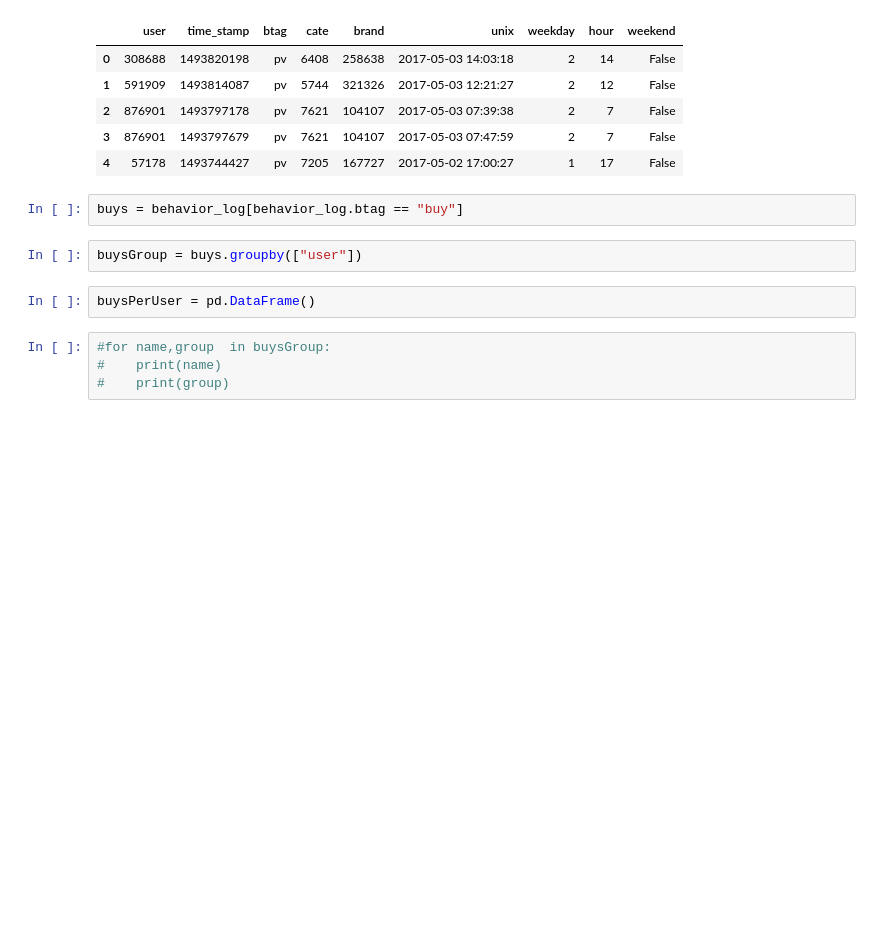
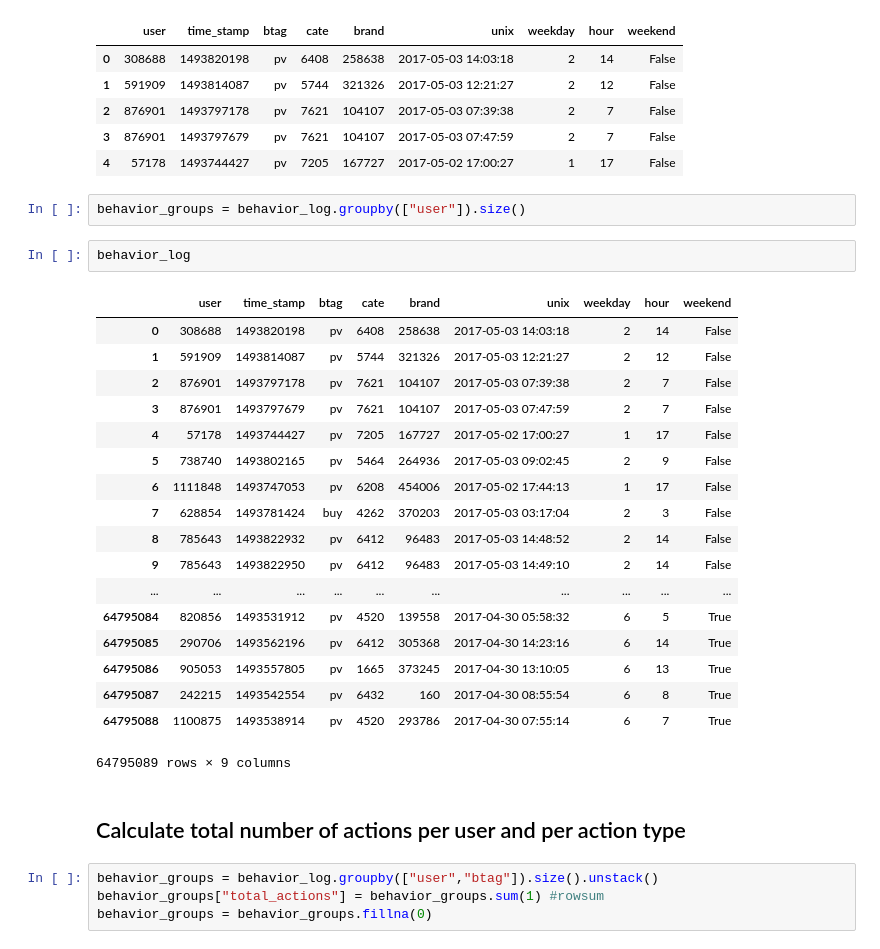
Before and after one commit to Sitorias/AdPrediction, a Jupyter notebook: Task 3 - Ad Prediction - Leo.ipynb, the cells around one changed output. Cells and saved outputs as stored; diff of their text form; blank space fills up the shorter version.

```diff
--- a/Task 3 - Ad Prediction - Leo.ipynb
+++ b/Task 3 - Ad Prediction - Leo.ipynb
@@ -127,13 +116,32 @@ behavior_log.head()
 | 2 | 876901 | 1493797178 | pv | 7621 | 104107 | 2017-05-03 07:39:38 | 2 | 7 | False |
 | 3 | 876901 | 1493797679 | pv | 7621 | 104107 | 2017-05-03 07:47:59 | 2 | 7 | False |
 | 4 | 57178 | 1493744427 | pv | 7205 | 167727 | 2017-05-02 17:00:27 | 1 | 17 | False |
-# %%
-buys = behavior_log[behavior_log.btag == "buy"]
-# %%
-buysGroup = buys.groupby(["user"])
-# %%
-buysPerUser = pd.DataFrame()
-# %%
-#for name,group  in buysGroup:
-#    print(name)
-#    print(group)
+# %%
+behavior_groups = behavior_log.groupby(["user"]).size()
+# %%
+behavior_log
+# %% [output]
+|  | user | time_stamp | btag | cate | brand | unix | weekday | hour | weekend |
+| 0 | 308688 | 1493820198 | pv | 6408 | 258638 | 2017-05-03 14:03:18 | 2 | 14 | False |
+| 1 | 591909 | 1493814087 | pv | 5744 | 321326 | 2017-05-03 12:21:27 | 2 | 12 | False |
+| 2 | 876901 | 1493797178 | pv | 7621 | 104107 | 2017-05-03 07:39:38 | 2 | 7 | False |
+| 3 | 876901 | 1493797679 | pv | 7621 | 104107 | 2017-05-03 07:47:59 | 2 | 7 | False |
+| 4 | 57178 | 1493744427 | pv | 7205 | 167727 | 2017-05-02 17:00:27 | 1 | 17 | False |
+| 5 | 738740 | 1493802165 | pv | 5464 | 264936 | 2017-05-03 09:02:45 | 2 | 9 | False |
+| 6 | 1111848 | 1493747053 | pv | 6208 | 454006 | 2017-05-02 17:44:13 | 1 | 17 | False |
+| 7 | 628854 | 1493781424 | buy | 4262 | 370203 | 2017-05-03 03:17:04 | 2 | 3 | False |
+| 8 | 785643 | 1493822932 | pv | 6412 | 96483 | 2017-05-03 14:48:52 | 2 | 14 | False |
+| 9 | 785643 | 1493822950 | pv | 6412 | 96483 | 2017-05-03 14:49:10 | 2 | 14 | False |
+| ... | ... | ... | ... | ... | ... | ... | ... | ... | ... |
+| 64795084 | 820856 | 1493531912 | pv | 4520 | 139558 | 2017-04-30 05:58:32 | 6 | 5 | True |
+| 64795085 | 290706 | 1493562196 | pv | 6412 | 305368 | 2017-04-30 14:23:16 | 6 | 14 | True |
+| 64795086 | 905053 | 1493557805 | pv | 1665 | 373245 | 2017-04-30 13:10:05 | 6 | 13 | True |
+| 64795087 | 242215 | 1493542554 | pv | 6432 | 160 | 2017-04-30 08:55:54 | 6 | 8 | True |
+| 64795088 | 1100875 | 1493538914 | pv | 4520 | 293786 | 2017-04-30 07:55:14 | 6 | 7 | True |
+64795089 rows × 9 columns
+# %% [markdown]
+## Calculate total number of actions per user and per action type
+# %%
+behavior_groups = behavior_log.groupby(["user","btag"]).size().unstack()
+behavior_groups["total_actions"] = behavior_groups.sum(1) #rowsum
+behavior_groups = behavior_groups.fillna(0)
```
Also changed, not shown: parts of 50 cells of this notebook.
